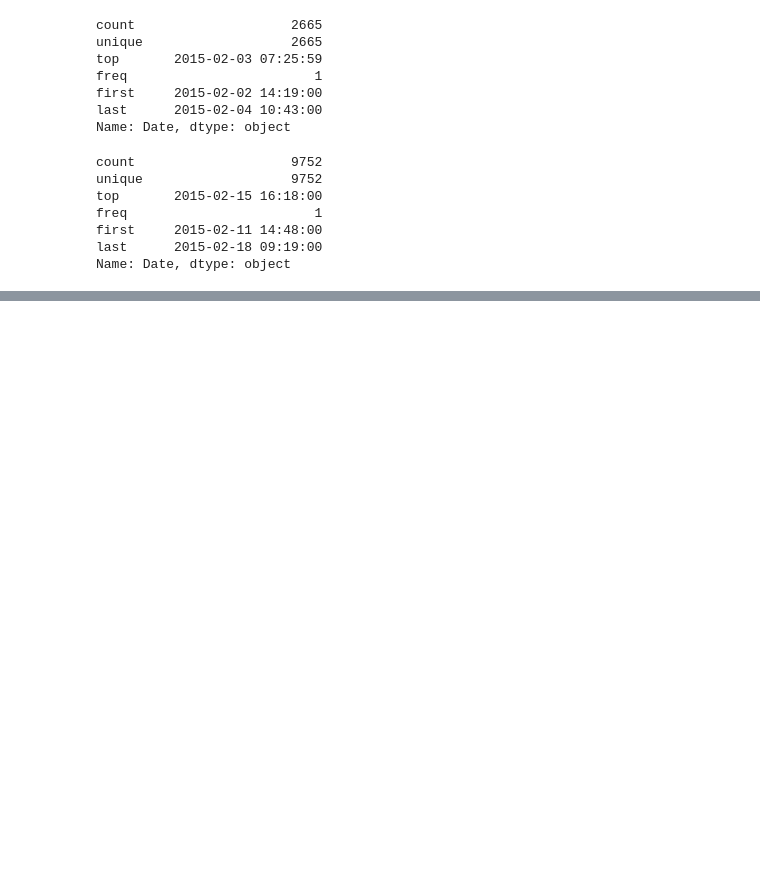
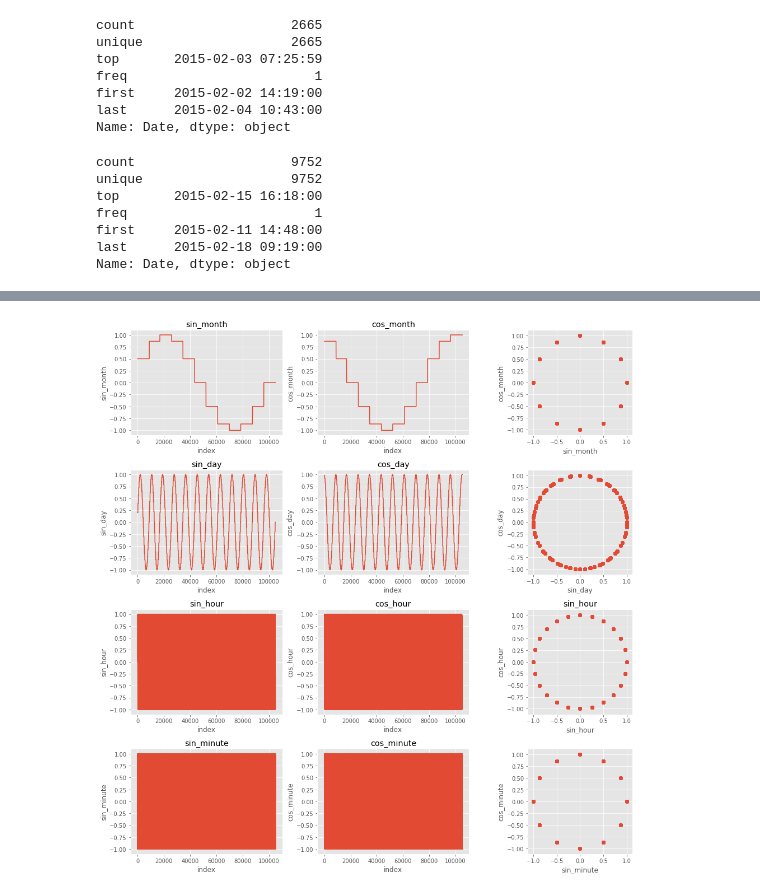
Before and after one commit to yungshun317/sklearn-occupancy-detection-time-series-forecasting, a Jupyter notebook: occupancy_detection_dataset.ipynb, the cells around one changed output, grey strips where cells are left out. Saved outputs shown, nothing was run; the diff lists cells and outputs as text; code cells hidden in the pictures; blank space fills up the shorter version.

Commit message:
Create a sine and a cosine facet of month, day, hour, and minute to preserve the cyclical nature of datetime

```diff
--- a/occupancy_detection_dataset.ipynb
+++ b/occupancy_detection_dataset.ipynb
@@ -1082,0 +1177,4 @@ Unfortunately, there are missing values between three datasets. To simplify the
+# %%
+demo_datetime = pd.date_range(start='2015-01-01 00:00:00', end='2015-12-31 23:59:00', freq='5min')
+demo_data = pd.DataFrame(demo_datetime, columns=['Date'])
+demo_data.head()
@@ -1082,0 +1228,70 @@ Unfortunately, there are missing values between three datasets. To simplify the
+# %%
+fig, axes = plt.subplots(nrows=4, ncols=3, figsize=(14, 14))
+
+axes[0, 0].set_title("sin_month")
+axes[0, 0].plot(demo_data.index, demo_data['sin_month'])
+axes[0, 0].set_xlabel("index")
+axes[0, 0].set_ylabel("sin_month")
+
+axes[0, 1].set_title("cos_month")
+axes[0, 1].plot(demo_data.index, demo_data['cos_month'])
+axes[0, 1].set_xlabel("index")
+axes[0, 1].set_ylabel("cos_month")
+
+axes[0, 2].set_title("")
+axes[0, 2].scatter(demo_data['sin_month'], demo_data['cos_month'])
+axes[0, 2].set_xlabel("sin_month")
+axes[0, 2].set_ylabel("cos_month")
+axes[0, 2].set_aspect('equal')
+
+axes[1, 0].set_title("sin_day")
+axes[1, 0].plot(demo_data.index, demo_data['sin_day'])
+axes[1, 0].set_xlabel("index")
+axes[1, 0].set_ylabel("sin_day")
+
+axes[1, 1].set_title("cos_day")
+axes[1, 1].plot(demo_data.index, demo_data['cos_day'])
+axes[1, 1].set_xlabel("index")
+axes[1, 1].set_ylabel("cos_day")
+
+axes[1, 2].set_title("")
+axes[1, 2].scatter(demo_data['sin_day'], demo_data['cos_day'])
+axes[1, 2].set_xlabel("sin_day")
+axes[1, 2].set_ylabel("cos_day")
+axes[1, 2].set_aspect('equal')
+
+axes[2, 0].set_title("sin_hour")
+axes[2, 0].plot(demo_data.index, demo_data['sin_hour'])
+axes[2, 0].set_xlabel("index")
+axes[2, 0].set_ylabel("sin_hour")
+
+axes[2, 1].set_title("cos_hour")
+axes[2, 1].plot(demo_data.index, demo_data['cos_hour'])
+axes[2, 1].set_xlabel("index")
+axes[2, 1].set_ylabel("cos_hour")
+
+axes[2, 2].set_title("sin_hour")
+axes[2, 2].scatter(demo_data['sin_hour'], demo_data['cos_hour'])
+axes[2, 2].set_xlabel("sin_hour")
+axes[2, 2].set_ylabel("cos_hour")
+axes[2, 2].set_aspect('equal')
+
+axes[3, 0].set_title("sin_minute")
+axes[3, 0].plot(demo_data.index, demo_data['sin_minute'])
+axes[3, 0].set_xlabel("index")
+axes[3, 0].set_ylabel("sin_minute")
+
+axes[3, 1].set_title("cos_minute")
+axes[3, 1].plot(demo_data.index, demo_data['cos_minute'])
+axes[3, 1].set_xlabel("index")
+axes[3, 1].set_ylabel("cos_minute")
+
+axes[3, 2].set_title("")
+axes[3, 2].scatter(demo_data['sin_minute'], demo_data['cos_minute'])
+axes[3, 2].set_xlabel("sin_minute")
+axes[3, 2].set_ylabel("cos_minute")
+axes[3, 2].set_aspect('equal')
+
+plt.tight_layout()
+# %% [output]
+[figure, added]
```
Also changed, not shown: parts of 18 cells of this notebook.
